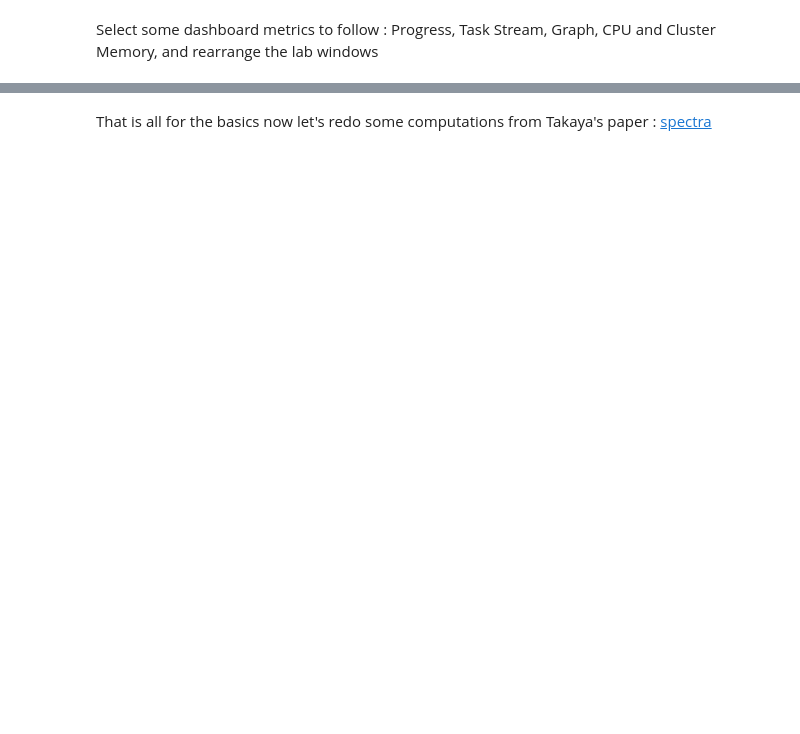
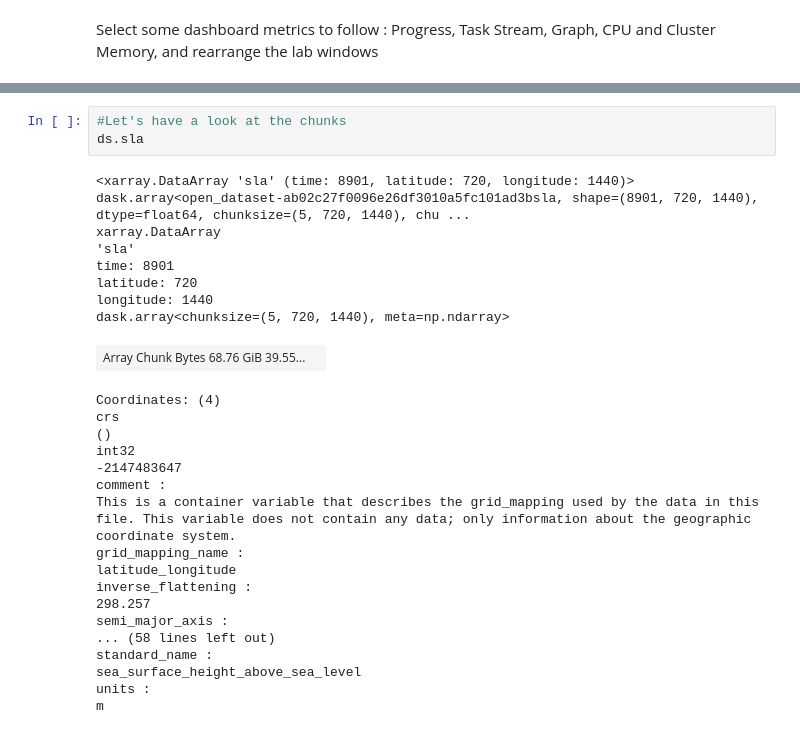
Before and after one commit to demo-dask-grenoble2023/demo-DRAKKAR, a Jupyter notebook: Filled.ipynb, the cells around one changed output, grey strips where cells are left out. Drawn from its saved outputs; the diff is of its cells as text; blank space fills up the shorter version.

```diff
--- a/Filled.ipynb
+++ b/Filled.ipynb
@@ -346,5 +446,32 @@ plt.legend()
 plt.grid()
 # %% [output]
 [figure]
-# %% [markdown]
-That is all for the basics now let's redo some computations from Takaya's paper : [spectra](Spectra-eNATL60.ipynb)
+# %%
+#Let's have a look at the chunks
+ds.sla
+# %% [output]
+<xarray.DataArray 'sla' (time: 8901, latitude: 720, longitude: 1440)> dask.array<open_dataset-ab02c27f0096e26df3010a5fc101ad3bsla, shape=(8901, 720, 1440), dtype=float64, chunksize=(5, 720, 1440), chu ...
+xarray.DataArray
+'sla'
+time: 8901
+latitude: 720
+longitude: 1440
+dask.array<chunksize=(5, 720, 1440), meta=np.ndarray>
+| Array Chunk Bytes 68.76 GiB 39.55... |  |
+Coordinates: (4)
+crs
+()
+int32
+-2147483647
+comment :
+This is a container variable that describes the grid_mapping used by the data in this file. This variable does not contain any data; only information about the geographic coordinate system.
+grid_mapping_name :
+latitude_longitude
+inverse_flattening :
+298.257
+semi_major_axis :
+... (58 lines left out)
+standard_name :
+sea_surface_height_above_sea_level
+units :
+m
```
Also changed, not shown: parts of 45 cells of this notebook, 3 other files.
